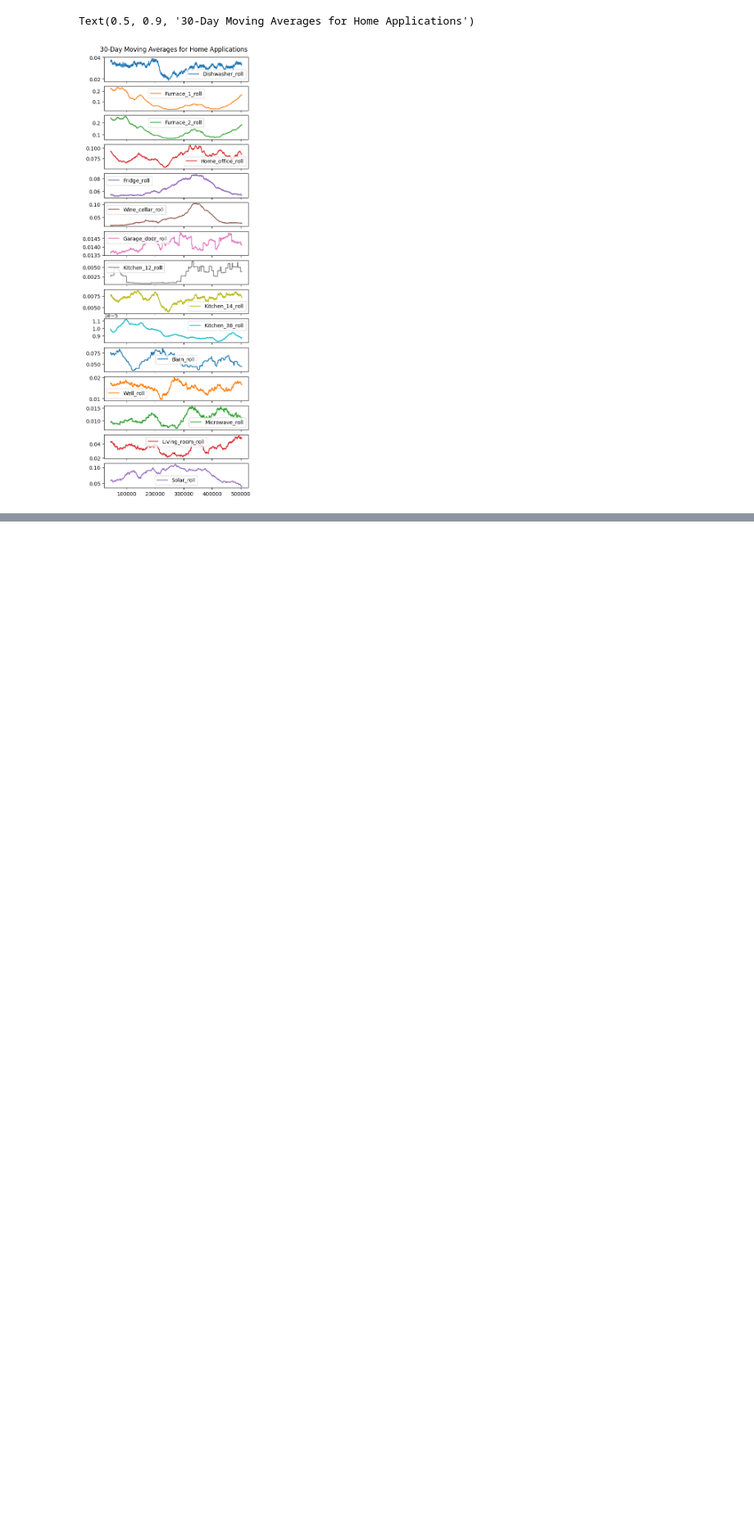
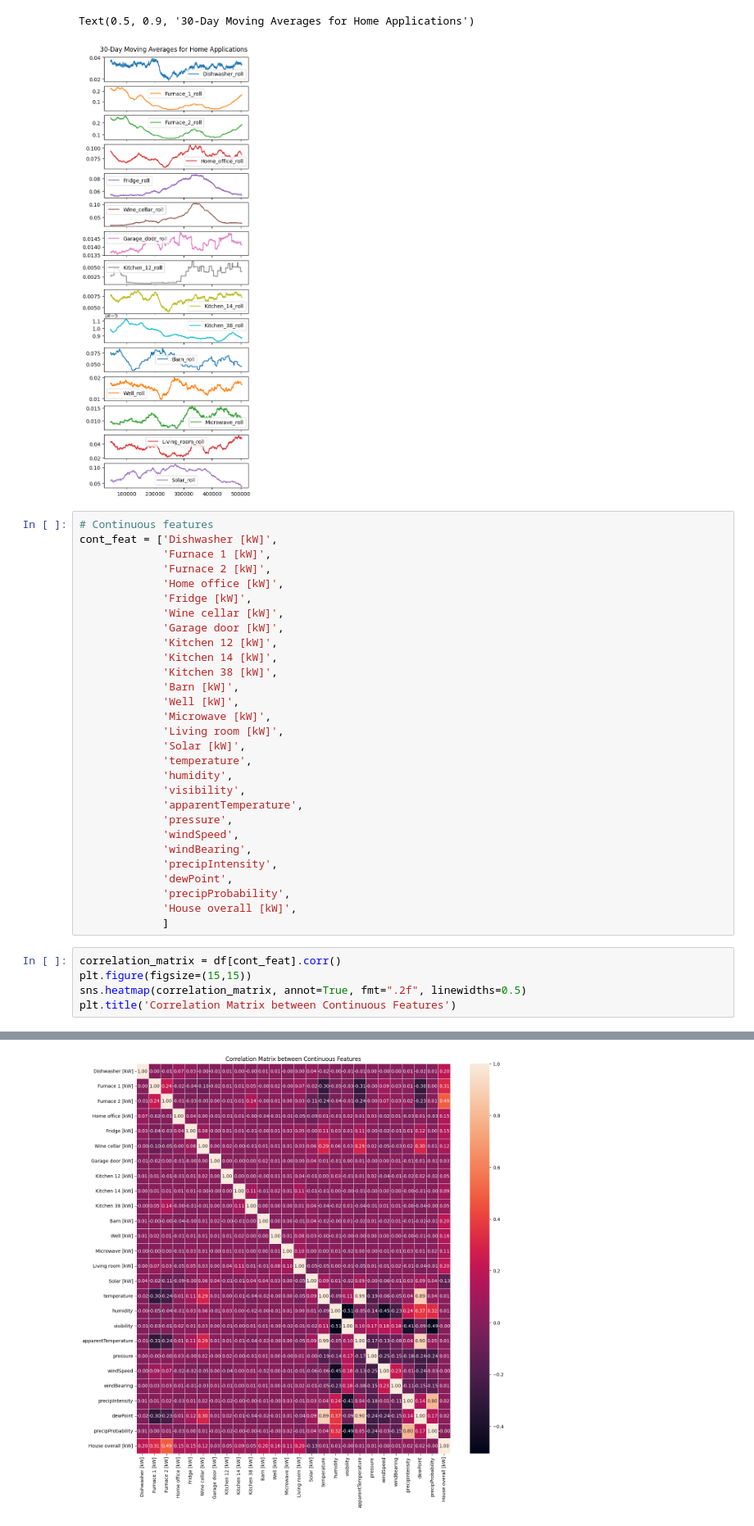
Before and after one commit to mojodean/aai-530-final-project, a Jupyter notebook: 530_IoT_project.ipynb, the cells around one changed output, grey strips where cells are left out. Shown at 82% size. Saved outputs shown, nothing was run; the diff lists cells and outputs as text; blank space fills up the shorter version.

```diff
--- a/530_IoT_project.ipynb
+++ b/530_IoT_project.ipynb
@@ -237,3 +237,38 @@ plt.suptitle("30-Day Moving Averages for Home Applications", y=0.9)
 # %% [output]
 Text(0.5, 0.9, '30-Day Moving Averages for Home Applications')
 [figure]
+# %%
+# Continuous features
+cont_feat = ['Dishwasher [kW]',
+             'Furnace 1 [kW]',
+             'Furnace 2 [kW]',
+             'Home office [kW]',
+             'Fridge [kW]',
+             'Wine cellar [kW]',
+             'Garage door [kW]',
+             'Kitchen 12 [kW]',
+             'Kitchen 14 [kW]',
+             'Kitchen 38 [kW]',
+             'Barn [kW]',
+             'Well [kW]',
+             'Microwave [kW]',
+             'Living room [kW]',
+             'Solar [kW]',
+             'temperature',
+             'humidity',
+             'visibility',
+             'apparentTemperature',
+             'pressure',
+             'windSpeed',
+             'windBearing',
+             'precipIntensity',
+             'dewPoint',
+             'precipProbability',
+             'House overall [kW]',
+             ]
+# %%
+correlation_matrix = df[cont_feat].corr()
+plt.figure(figsize=(15,15))
+sns.heatmap(correlation_matrix, annot=True, fmt=".2f", linewidths=0.5)
+plt.title('Correlation Matrix between Continuous Features')
+# %% [output]
@@ -239,0 +276 @@ Text(0.5, 0.9, '30-Day Moving Averages for Home Applications')
+[figure, added]
```
Also changed, not shown: parts of 3 cells of this notebook.
